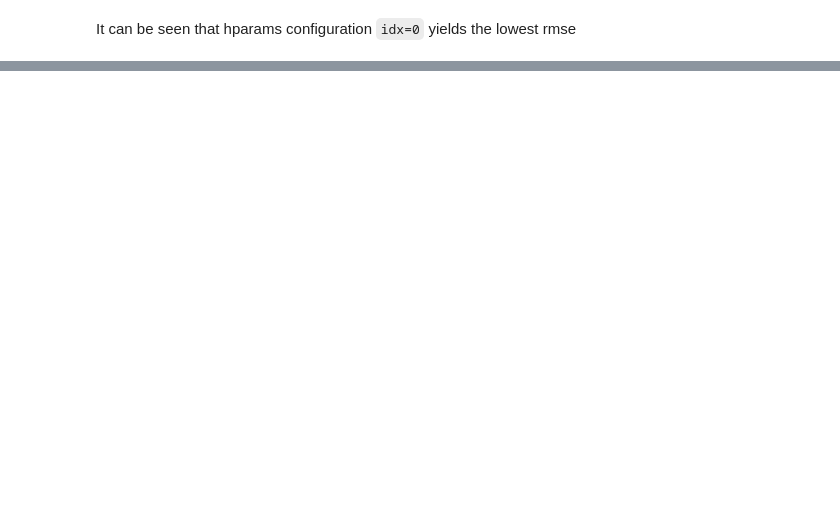
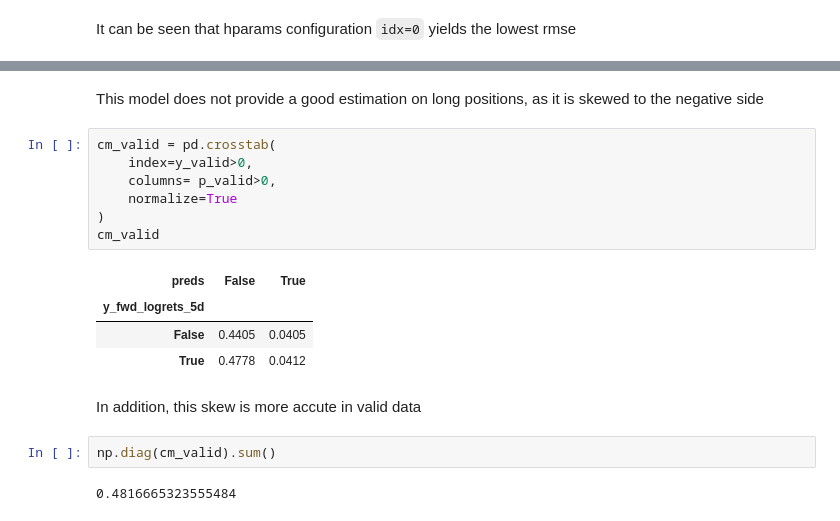
Before and after one commit to tina-manualrg/tina-lab-qtrading, a Jupyter notebook: notebooks/0101_modbuild_lr_basic.ipynb, the cells around one changed output, grey strips where cells are left out. Cells and saved outputs as stored; diff of their text form; blank space fills up the shorter version.

```diff
--- a/notebooks/0101_modbuild_lr_basic.ipynb
+++ b/notebooks/0101_modbuild_lr_basic.ipynb
@@ -160,0 +264,20 @@ It can be seen that hparams configuration `idx=0` yields the lowest rmse
+# %% [markdown]
+This model does not provide a good estimation on long positions, as it is skewed to the negative side
+# %%
+cm_valid = pd.crosstab(
+    index=y_valid>0,
+    columns= p_valid>0,
+    normalize=True
+)
+cm_valid
+# %% [output]
+| preds | False | True |
+| y_fwd_logrets_5d |  |  |
+| False | 0.4405 | 0.0405 |
+| True | 0.4778 | 0.0412 |
+# %% [markdown]
+In addition, this skew is more accute in valid data
+# %%
+np.diag(cm_valid).sum()
+# %% [output]
+0.4816665323555484
```
Also changed, not shown: parts of 18 cells of this notebook, 2 other files.
